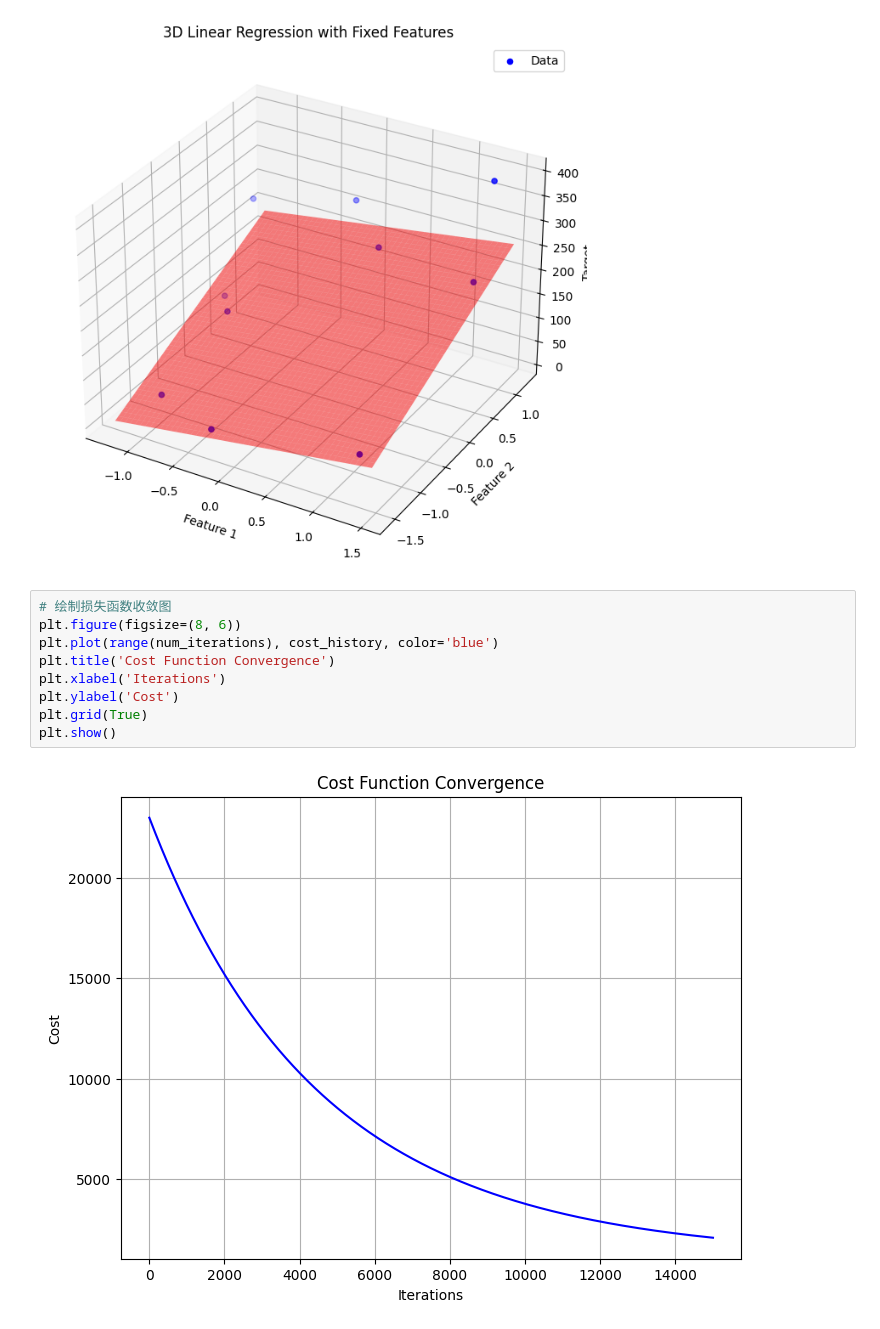
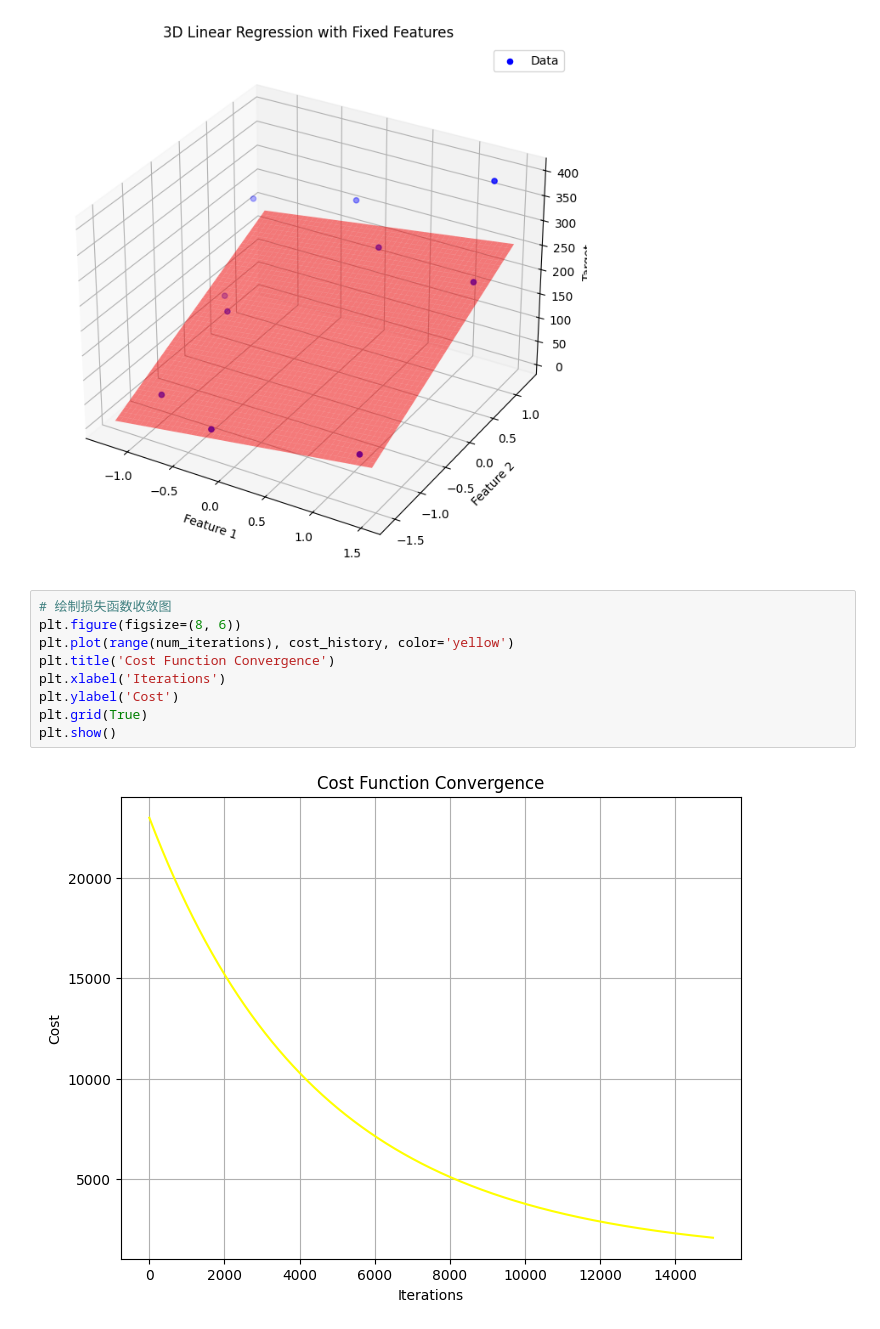
Before and after one commit to Czbrt/ai_learning, a Jupyter notebook: house_sale_prediction.ipynb, the cells around one changed output. Drawn from its saved outputs; the diff is of its cells as text.

Commit message:
multi fitting lab: curve color change

```diff
--- a/house_sale_prediction.ipynb
+++ b/house_sale_prediction.ipynb
@@ -178,11 +178,11 @@ plt.show()
 # %%
 # 绘制损失函数收敛图
 plt.figure(figsize=(8, 6))
-plt.plot(range(num_iterations), cost_history, color='blue')
+plt.plot(range(num_iterations), cost_history, color='yellow')
 plt.title('Cost Function Convergence')
 plt.xlabel('Iterations')
 plt.ylabel('Cost')
 plt.grid(True)
 plt.show()
 # %% [output]
-[figure, old version]
+[figure, new version]
```
